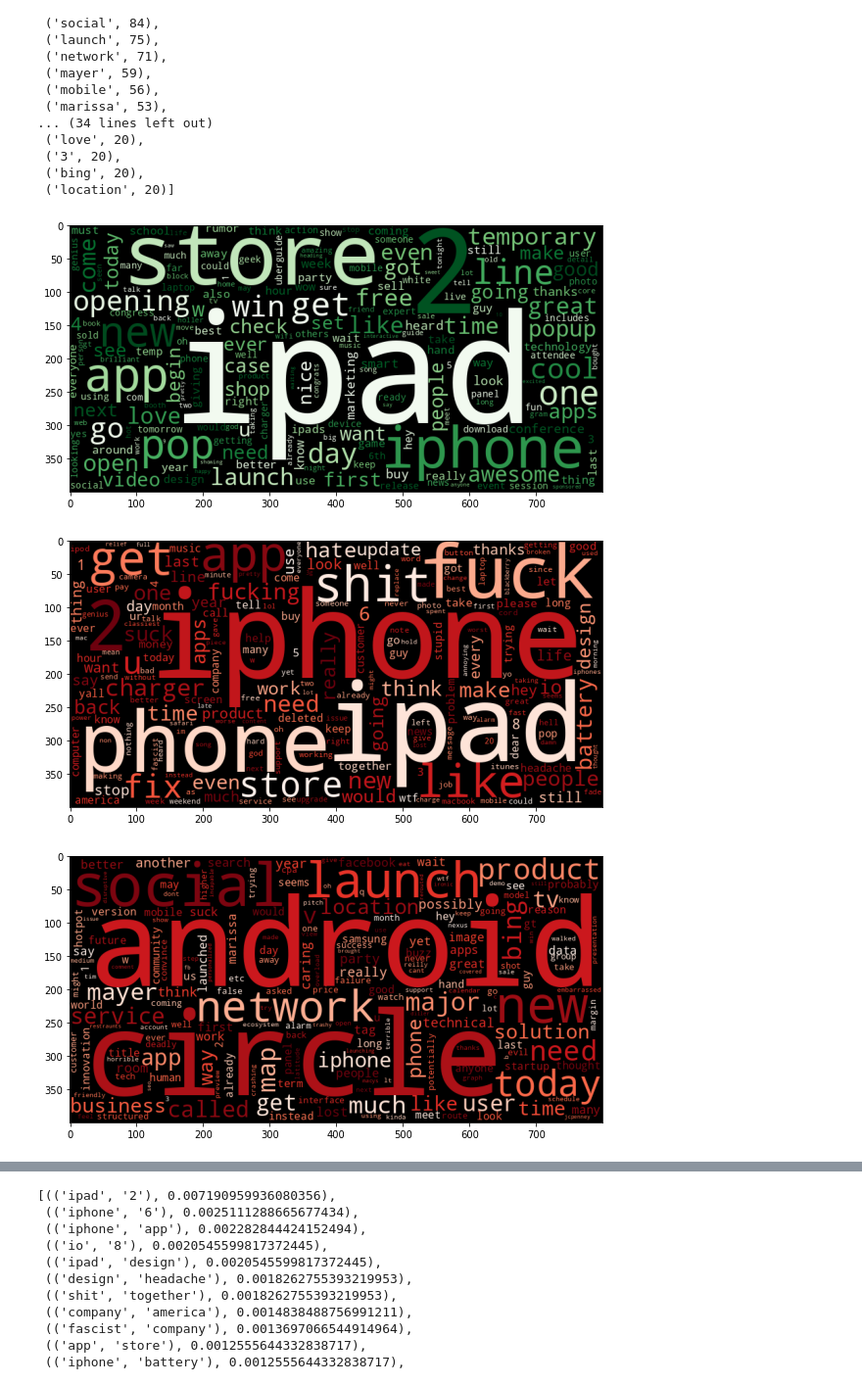
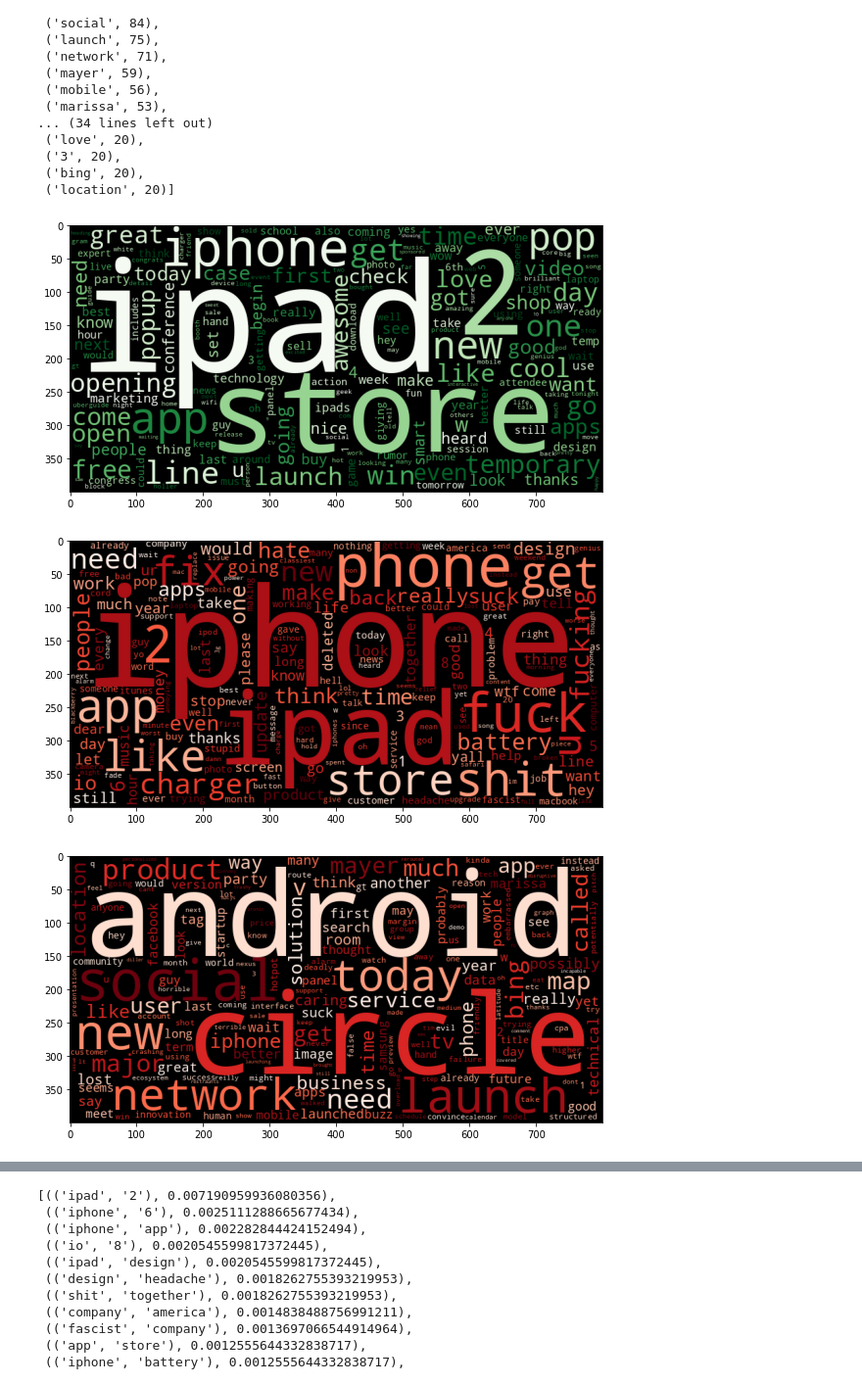
Before and after one commit to ddey117/ABSA_Project_4, a Jupyter notebook: Exploratory_Notebook.ipynb, the cells around one changed output, grey strips where cells are left out. Shown at 98% size. Cells and saved outputs as stored; diff of their text form; code cells hidden in the pictures.

```diff
--- a/Exploratory_Notebook.ipynb
+++ b/Exploratory_Notebook.ipynb
@@ -552,39 +572,39 @@ wordcloud = WordCloud(background_color='black',
                      width=800,
                      height=400)
 
-wordcloud.fit_words(pos_apple_freqdist)
+wordcloud.generate_from_frequencies(pos_apple_freqdist)
 wordcloud.to_file('images/pos_apple_cloud.jpg')
 
 plt.figure(figsize=(10,5))
 plt.imshow(wordcloud);
 # %% [output]
-[figure, old version]
+[figure, new version]
 # %%
 wordcloud = WordCloud(background_color='black',
                      colormap='Reds',
                      width=800,
                      height=400)
 
-wordcloud.fit_words(neg_apple_freqdist)
+wordcloud.generate_from_frequencies(neg_apple_freqdist)
 wordcloud.to_file('images/neg_apple_cloud.jpg')
 
 plt.figure(figsize=(10,5))
 plt.imshow(wordcloud);
 # %% [output]
-[figure, old version]
+[figure, new version]
 # %%
 wordcloud = WordCloud(background_color='black',
                      colormap='Reds',
                      width=800,
                      height=400)
 
-wordcloud.fit_words(neg_google_freqdist)
+wordcloud.generate_from_frequencies(neg_google_freqdist)
 wordcloud.to_file('images/neg_google_cloud.jpg')
 
 plt.figure(figsize=(10,5))
 plt.imshow(wordcloud);
 # %% [output]
-[figure, old version]
+[figure, new version]
 # %%
 wordcloud = WordCloud(background_color='black',
                      colormap='Greens',
```
Also changed, not shown: parts of 12 cells of this notebook, 3 other files.
